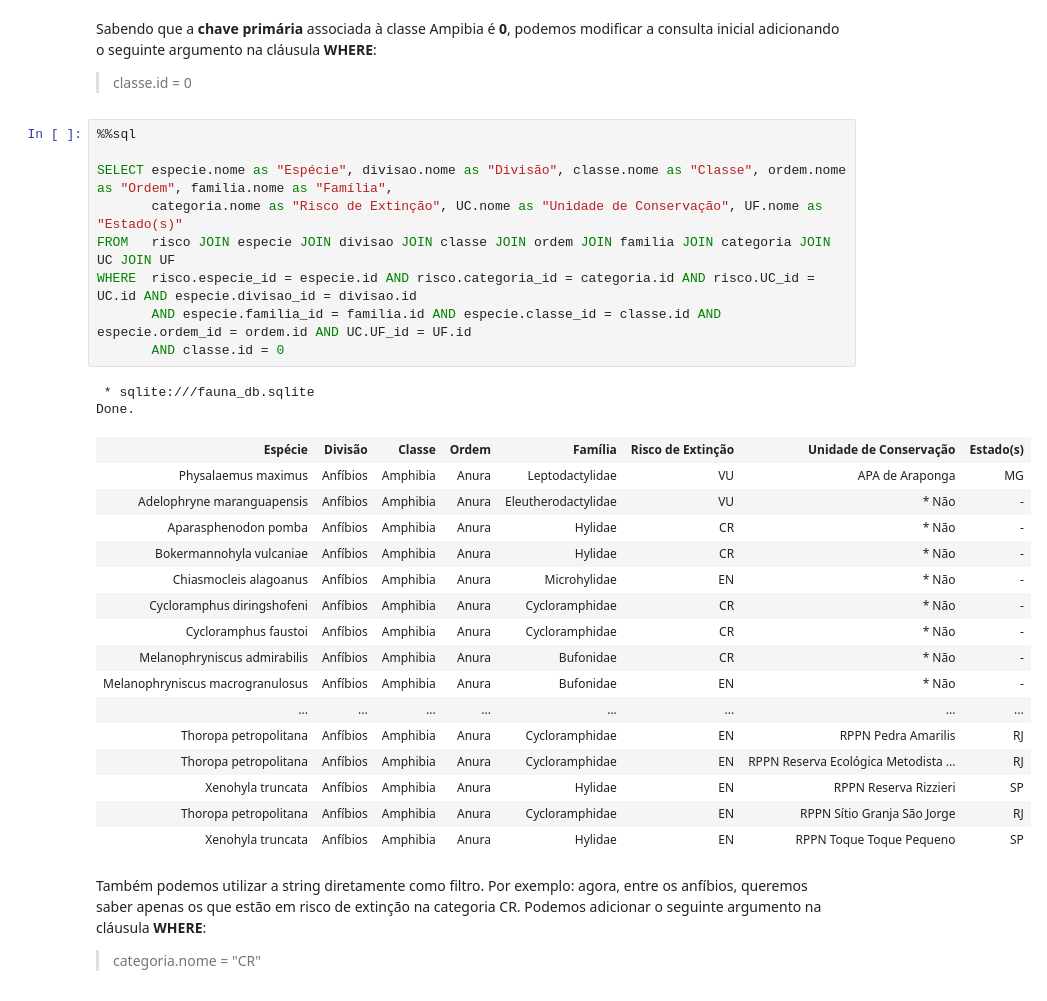
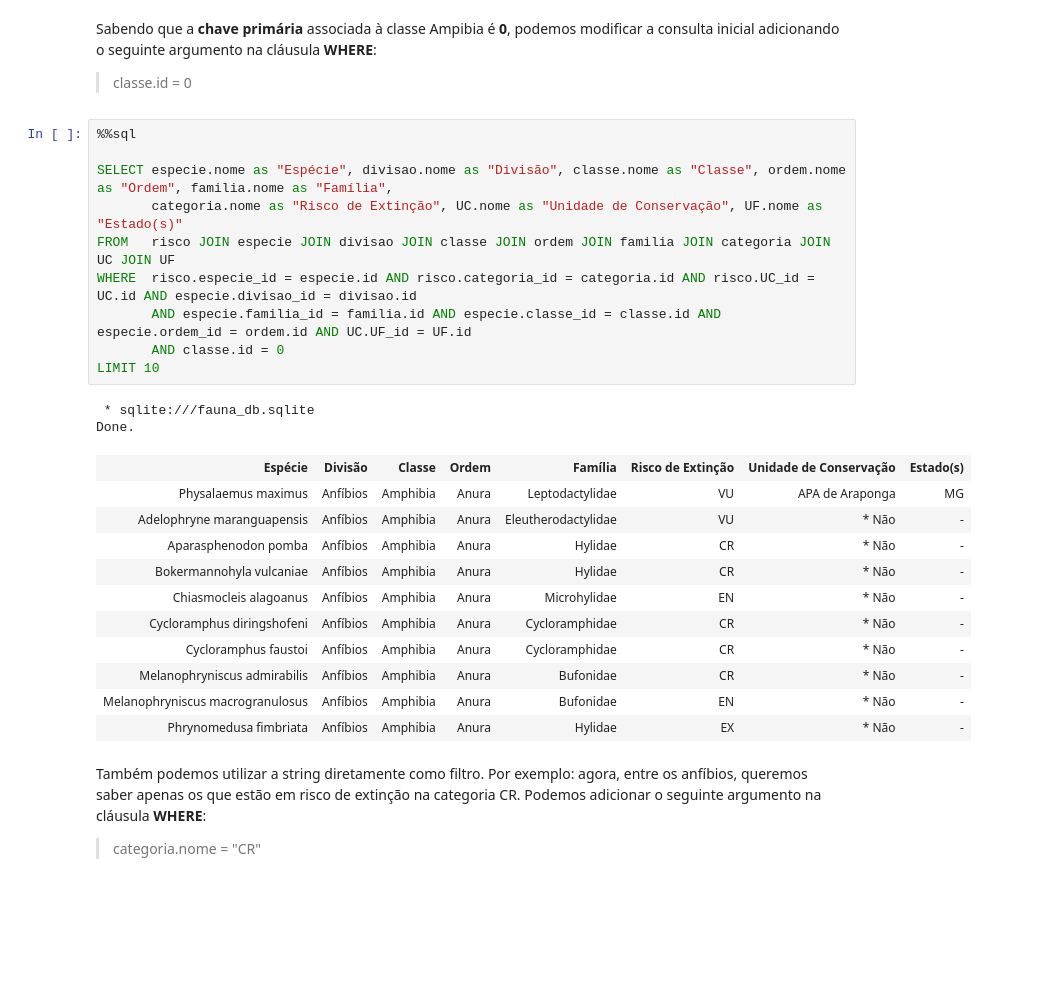
Before and after one commit to fesmazz/Projetos, a Jupyter notebook: Fauna/fauna.ipynb, the cells around one changed output. Saved outputs shown, nothing was run; the diff lists cells and outputs as text; blank space fills up the shorter version.

```diff
--- a/Fauna/fauna.ipynb
+++ b/Fauna/fauna.ipynb
@@ -310,31 +307,27 @@ Sabendo que a **chave primária** associada à classe Ampibia é **0**, podemos
 # %%
 %%sql
 
 SELECT especie.nome as "Espécie", divisao.nome as "Divisão", classe.nome as "Classe", ordem.nome as "Ordem", familia.nome as "Família",
        categoria.nome as "Risco de Extinção", UC.nome as "Unidade de Conservação", UF.nome as "Estado(s)"
 FROM   risco JOIN especie JOIN divisao JOIN classe JOIN ordem JOIN familia JOIN categoria JOIN UC JOIN UF
 WHERE  risco.especie_id = especie.id AND risco.categoria_id = categoria.id AND risco.UC_id = UC.id AND especie.divisao_id = divisao.id
        AND especie.familia_id = familia.id AND especie.classe_id = classe.id AND especie.ordem_id = ordem.id AND UC.UF_id = UF.id
        AND classe.id = 0
+LIMIT 10
 # %% [output]
  * sqlite:///fauna_db.sqlite
 Done.
 | Espécie | Divisão | Classe | Ordem | Família | Risco de Extinção | Unidade de Conservação | Estado(s) |
 | Physalaemus maximus | Anfíbios | Amphibia | Anura | Leptodactylidae | VU | APA de Araponga | MG |
 | Adelophryne maranguapensis | Anfíbios | Amphibia | Anura | Eleutherodactylidae | VU | * Não | - |
 | Aparasphenodon pomba | Anfíbios | Amphibia | Anura | Hylidae | CR | * Não | - |
 | Bokermannohyla vulcaniae | Anfíbios | Amphibia | Anura | Hylidae | CR | * Não | - |
 | Chiasmocleis alagoanus | Anfíbios | Amphibia | Anura | Microhylidae | EN | * Não | - |
 | Cycloramphus diringshofeni | Anfíbios | Amphibia | Anura | Cycloramphidae | CR | * Não | - |
 | Cycloramphus faustoi | Anfíbios | Amphibia | Anura | Cycloramphidae | CR | * Não | - |
 | Melanophryniscus admirabilis | Anfíbios | Amphibia | Anura | Bufonidae | CR | * Não | - |
 | Melanophryniscus macrogranulosus | Anfíbios | Amphibia | Anura | Bufonidae | EN | * Não | - |
-| ... | ... | ... | ... | ... | ... | ... | ... |
-| Thoropa petropolitana | Anfíbios | Amphibia | Anura | Cycloramphidae | EN | RPPN Pedra Amarilis | RJ |
-| Thoropa petropolitana | Anfíbios | Amphibia | Anura | Cycloramphidae | EN | RPPN Reserva Ecológica Metodista ... | RJ |
-| Xenohyla truncata | Anfíbios | Amphibia | Anura | Hylidae | EN | RPPN Reserva Rizzieri | SP |
-| Thoropa petropolitana | Anfíbios | Amphibia | Anura | Cycloramphidae | EN | RPPN Sítio Granja São Jorge | RJ |
-| Xenohyla truncata | Anfíbios | Amphibia | Anura | Hylidae | EN | RPPN Toque Toque Pequeno | SP |
+| Phrynomedusa fimbriata | Anfíbios | Amphibia | Anura | Hylidae | EX | * Não | - |
 # %% [markdown]
 Também podemos utilizar a string diretamente como filtro. Por exemplo: agora, entre os anfíbios, queremos saber apenas os que estão em risco de extinção na categoria CR. Podemos adicionar o seguinte argumento na cláusula **WHERE**:
 > categoria.nome = "CR"
```
Also changed, not shown: parts of 38 cells of this notebook, 12 other files.
